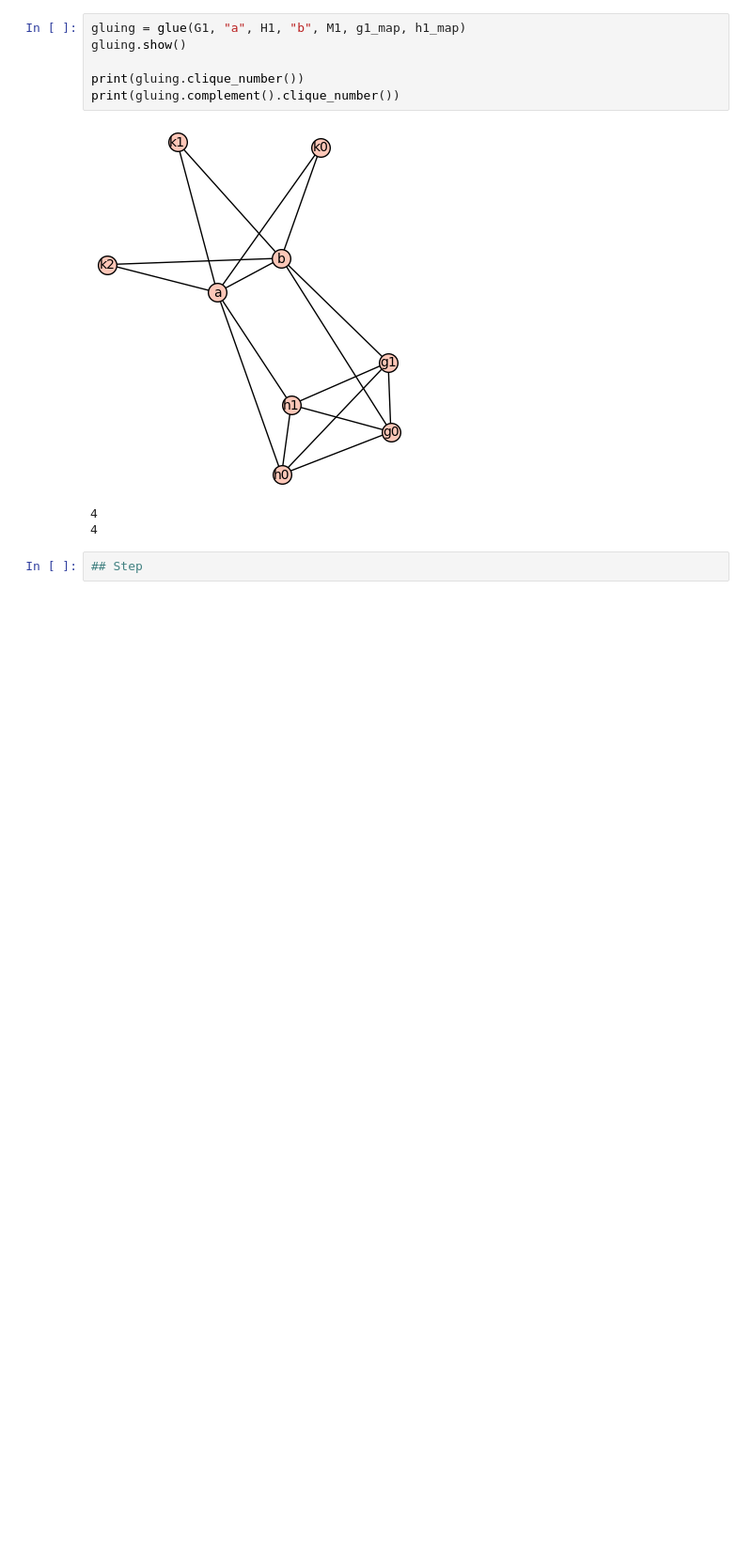
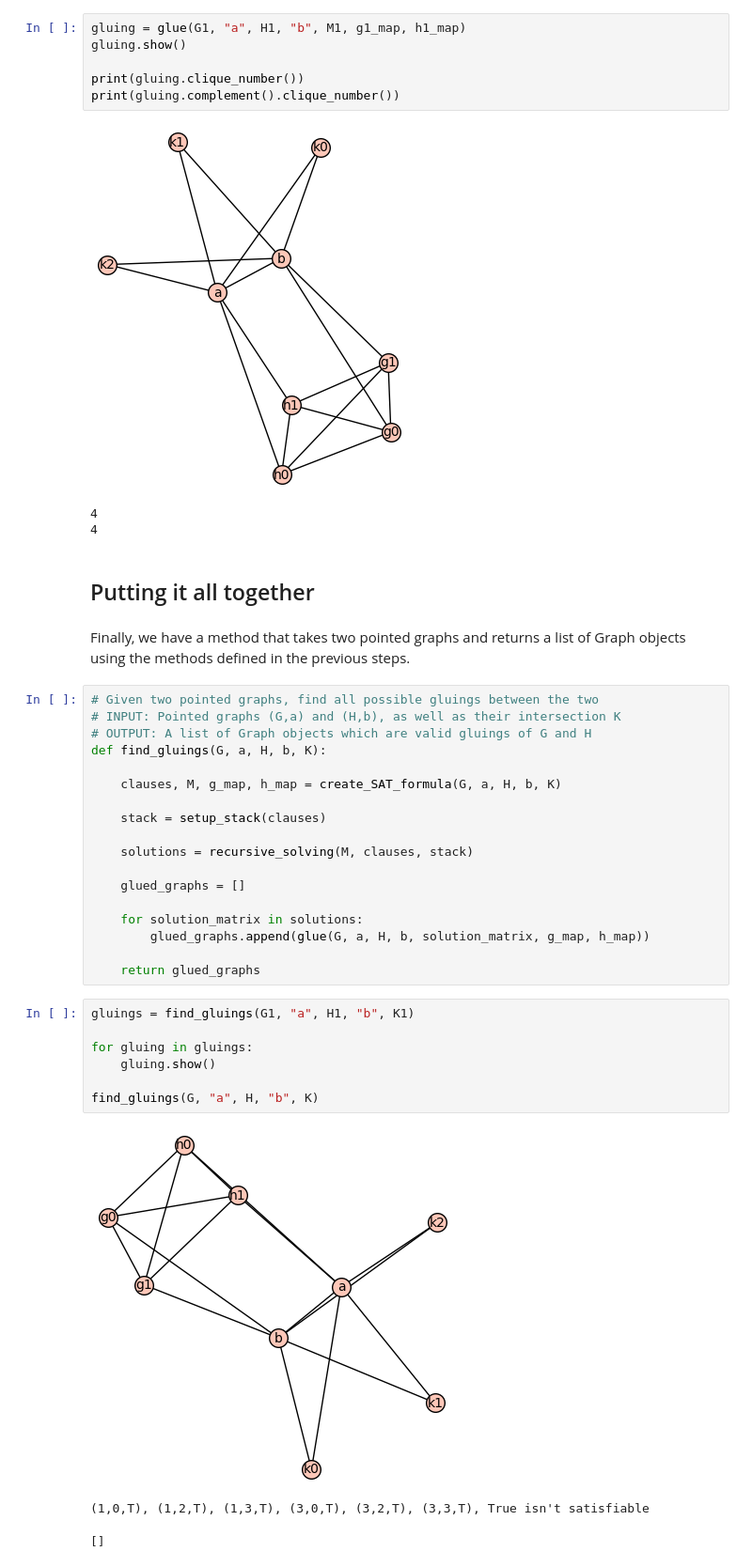
Before and after one commit to polymathjr/polymathjr-ramsey, a Jupyter notebook: r-five-five/gluing-method-2/Method2_R55_Paper.ipynb, the cells around one changed output. Shown at 94% size. Drawn from its saved outputs; the diff is of its cells as text; blank space fills up the shorter version.

Commit message:
Add "wrapper" method that finds all gluings of two pointed graphs
Adds a new `find_gluings()` method that given two pointed graphs, sets up and runs the algorithm and returns all the viable gluings.

```diff
--- a/r-five-five/gluing-method-2/Method2_R55_Paper.ipynb
+++ b/r-five-five/gluing-method-2/Method2_R55_Paper.ipynb
@@ -540,5 +541,36 @@ print(gluing.complement().clique_number())
 [figure]
 4
 4
-# %%
-## Step
+# %% [markdown]
+## Putting it all together
+# %% [markdown]
+Finally, we have a method that takes two pointed graphs and returns a list of Graph objects using the methods defined in the previous steps.
+# %%
+# Given two pointed graphs, find all possible gluings between the two
+# INPUT: Pointed graphs (G,a) and (H,b), as well as their intersection K
+# OUTPUT: A list of Graph objects which are valid gluings of G and H
+def find_gluings(G, a, H, b, K):
+
+    clauses, M, g_map, h_map = create_SAT_formula(G, a, H, b, K)
+
+    stack = setup_stack(clauses)
+
+    solutions = recursive_solving(M, clauses, stack)
+
+    glued_graphs = []
+
+    for solution_matrix in solutions:
+        glued_graphs.append(glue(G, a, H, b, solution_matrix, g_map, h_map))
+
+    return glued_graphs
+# %%
+gluings = find_gluings(G1, "a", H1, "b", K1)
+
+for gluing in gluings:
+    gluing.show()
+
+find_gluings(G, "a", H, "b", K)
+# %% [output]
+[figure, added]
+(1,0,T), (1,2,T), (1,3,T), (3,0,T), (3,2,T), (3,3,T), True isn't satisfiable
+[]
```
Also changed, not shown: parts of 1 cell of this notebook.
